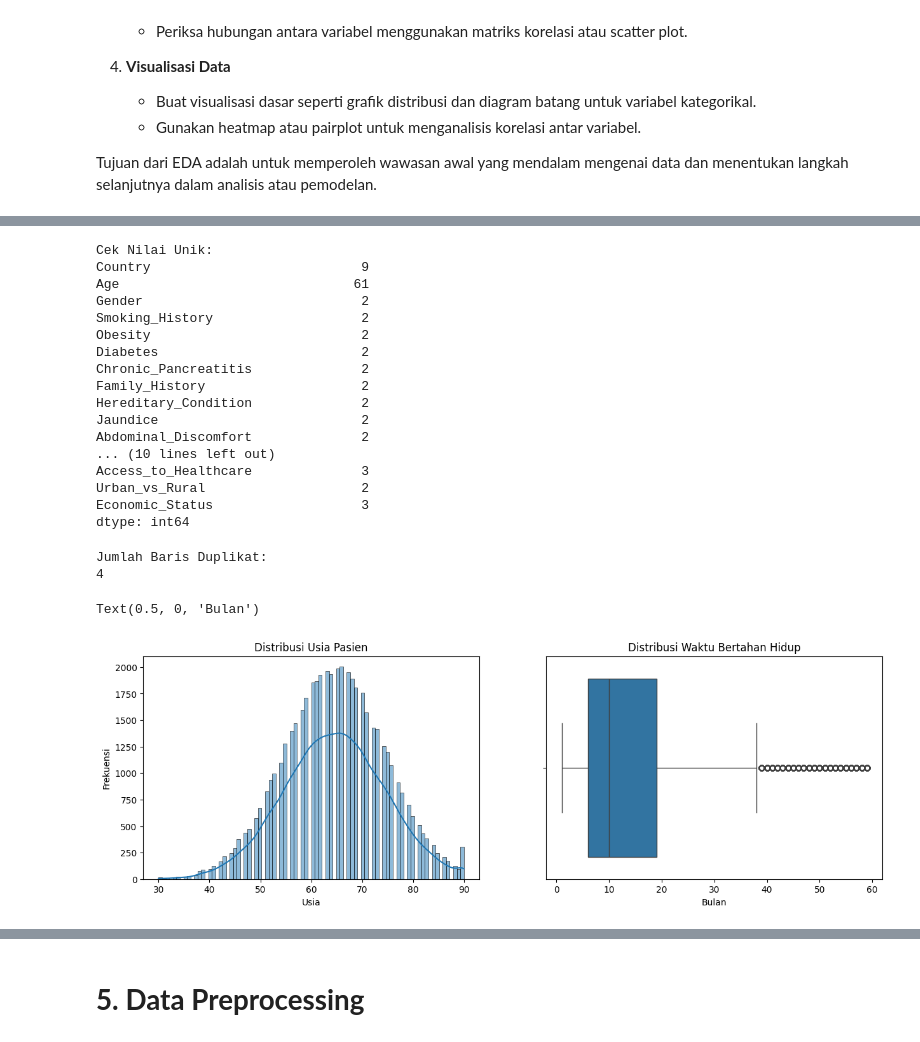
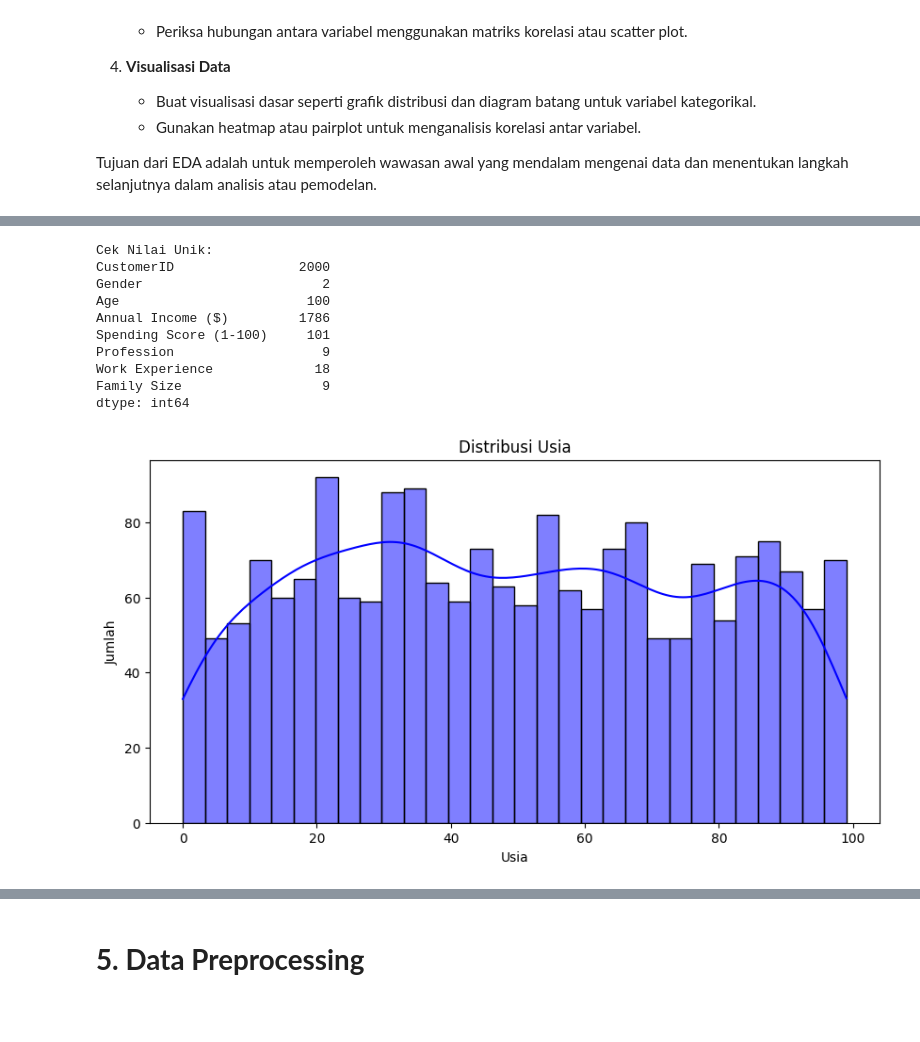
Before and after one commit to faarismuda/Dicoding-ML-Shop-Customers, a Jupyter notebook: [Clustering]_Submission_Akhir_BMLP_Faaris Muda Dwi Nugraha.ipynb, the cells around one changed output, grey strips where cells are left out. Cells and saved outputs as stored; diff of their text form; code cells hidden in the pictures; blank space fills up the shorter version.

```diff
--- a/[Clustering]_Submission_Akhir_BMLP_Faaris Muda Dwi Nugraha.ipynb
+++ b/[Clustering]_Submission_Akhir_BMLP_Faaris Muda Dwi Nugraha.ipynb
@@ -38,4 +43,5 @@ Pada tahap ini, Anda perlu memuat dataset ke dalam notebook. Jika dataset dalam
 
 Jika dataset berada di Google Drive, pastikan Anda menghubungkan Google Drive ke Colab terlebih dahulu. Setelah dataset berhasil dimuat, langkah berikutnya adalah memeriksa kesesuaian data dan siap untuk dianalisis lebih lanjut.
 # %%
-df = pd.read_csv("https://raw.githubusercontent.com/faarismuda/Clustering-Cancer/main/Dataset/pancreatic_cancer.csv")
+df = pd.read_csv("https://raw.githubusercontent.com/faarismuda/Clustering-Cancer/main/Dataset/shop_customers.csv")
+df.head()
@@ -143,45 +136,22 @@ print("\nCek Nilai Unik:")
 print(df.nunique())
 # %% [output]
 Cek Nilai Unik:
-Country                           9
-Age                              61
-Gender                            2
-Smoking_History                   2
-Obesity                           2
-Diabetes                          2
-Chronic_Pancreatitis              2
-Family_History                    2
-Hereditary_Condition              2
-Jaundice                          2
-Abdominal_Discomfort              2
-... (10 lines left out)
-Access_to_Healthcare              3
-Urban_vs_Rural                    2
-Economic_Status                   3
+CustomerID                2000
+Gender                       2
+Age                        100
+Annual Income ($)         1786
+Spending Score (1-100)     101
+Profession                   9
+Work Experience             18
+Family Size                  9
 dtype: int64
-# %%
-# Memeriksa duplikasi
-print("\nJumlah Baris Duplikat:")
-print(df.duplicated().sum())
-# %% [output]
-Jumlah Baris Duplikat:
-4
 # %%
-# 1. Analisis Distribusi Variabel Numerik
-plt.figure(figsize=(15, 10))
-
-# Histogram Usia
-plt.subplot(2, 2, 1)
-sns.histplot(df['Age'], kde=True)
-plt.title('Distribusi Usia Pasien')
+# Distribusi usia customers
+plt.figure(figsize=(10, 5))
+sns.histplot(df['Age'], bins=30, kde=True, color='blue')
+plt.title('Distribusi Usia')
 plt.xlabel('Usia')
-plt.ylabel('Frekuensi')
-
-# Boxplot Waktu Bertahan Hidup
-plt.subplot(2, 2, 2)
-sns.boxplot(x=df['Survival_Time_Months'])
-plt.title('Distribusi Waktu Bertahan Hidup')
-plt.xlabel('Bulan')
+plt.ylabel('Jumlah')
+plt.show()
 # %% [output]
-Text(0.5, 0, 'Bulan')
-[figure, old version]
+[figure, new version]
```
Also changed, not shown: parts of 43 cells of this notebook.
